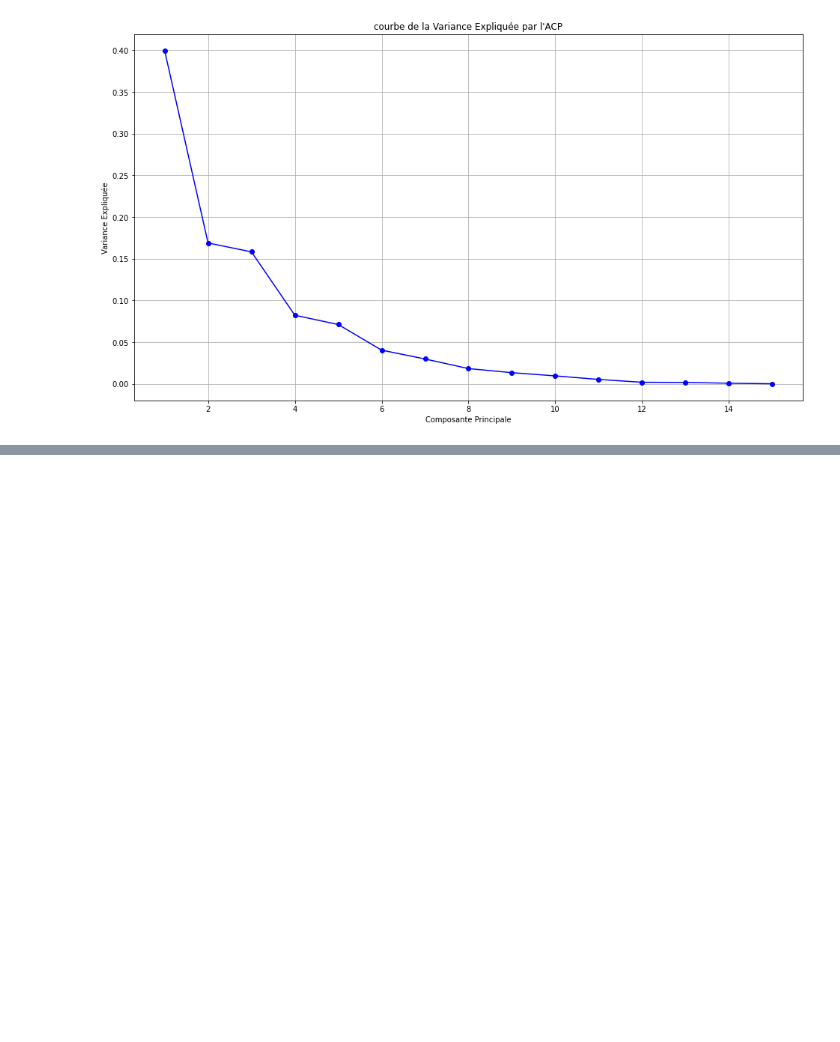
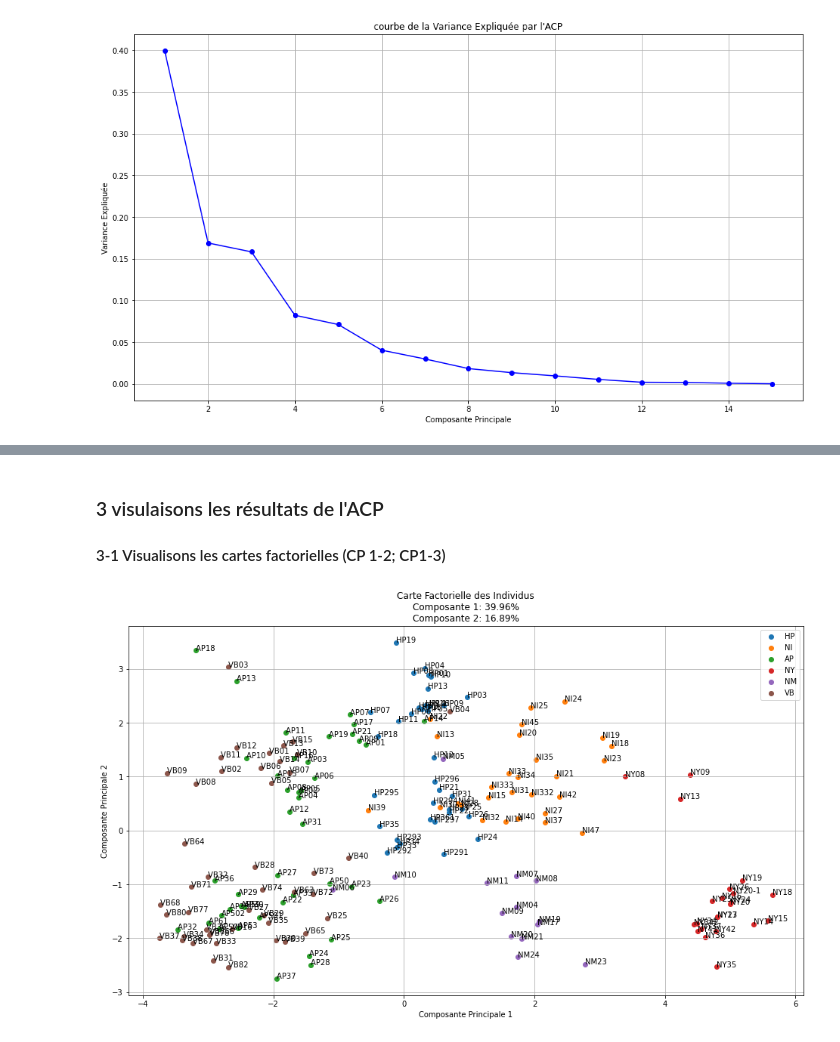
Before and after one commit to BigDwelcome/Chemoocs, a Jupyter notebook: Grain 3/Grain 3.ipynb, the cells around one changed output, grey strips where cells are left out. Drawn from its saved outputs; the diff is of its cells as text; code cells hidden in the pictures; blank space fills up the shorter version.

```diff
--- a/Grain 3/Grain 3.ipynb
+++ b/Grain 3/Grain 3.ipynb
@@ -140,0 +161,47 @@ plt.show()
+# %% [markdown]
+### 3 visulaisons les résultats de l'ACP
+
+#### 3-1 Visualisons les cartes factorielles (CP 1-2; CP1-3)
+# %%
+import matplotlib.pyplot as plt
+
+def plot_acp_individuals(score, plan_indices, individual_names, class_labels, explained_variance):
+    """
+    Affiche la carte factorielle des individus d'une ACP.
+
+    Args:
+        score (array): Les scores (coordonnées des individus) de l'ACP.
+        plan_indices (tuple): Les indices des composantes principales à afficher (par exemple, (0, 1) pour le plan 2D).
+        individual_names (array): Les noms des individus (ou labels).
+        class_labels (array): Les classes à utiliser pour colorier les individus.
+        explained_variance (array): La variance expliquée par chaque composante principale de l'ACP.
+    """
+
+    # Extraire les indices des composantes principales à afficher
+    component1_index, component2_index = plan_indices
+
+    # Plotter la carte factorielle des individus
+    plt.figure(figsize=(16, 9))
+    for label in set(class_labels):
+        mask = (class_labels == label)
+        plt.scatter(score[mask, component1_index], score[mask, component2_index], label=label)
+
+    # Ajouter des labels aux points
+    for i, name in enumerate(individual_names):
+        plt.annotate(name, (score[i, component1_index], score[i, component2_index]))
+
+    # Afficher la variance expliquée par chaque composante dans le titre du graphique
+    plt.title('Carte Factorielle des Individus\n' + '\n'.join([f'Composante {i+1}: {explained_variance[i]:.2%}' for i in plan_indices]))
+    plt.xlabel(f'Composante Principale {component1_index + 1}')
+    plt.ylabel(f'Composante Principale {component2_index + 1}')
+    plt.legend()
+    plt.grid(True,axis='both')
+    plt.show()
+
+# Exemple d'utilisation de la fonction
+# Vous devez fournir les données appropriées pour score, plan_indices, individual_names, class_labels et explained_variance.
+# plot_acp_individuals(score, (0, 1), individual_names, class_labels, explained_variance)
+# %%
+plot_acp_individuals(score=score, plan_indices=(0,1), individual_names=origines['nom'], class_labels= origines['origine'], explained_variance = explained_variance)
+# %% [output]
+[figure, added]
```
Also changed, not shown: parts of 6 cells of this notebook, 1 other file.
